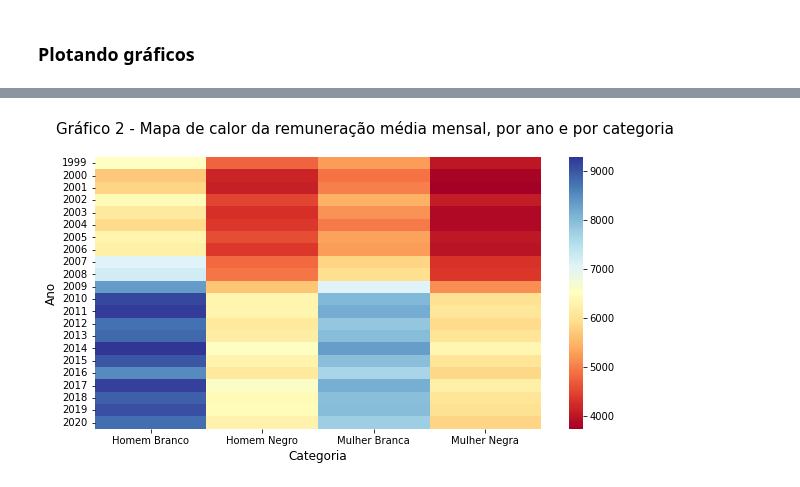
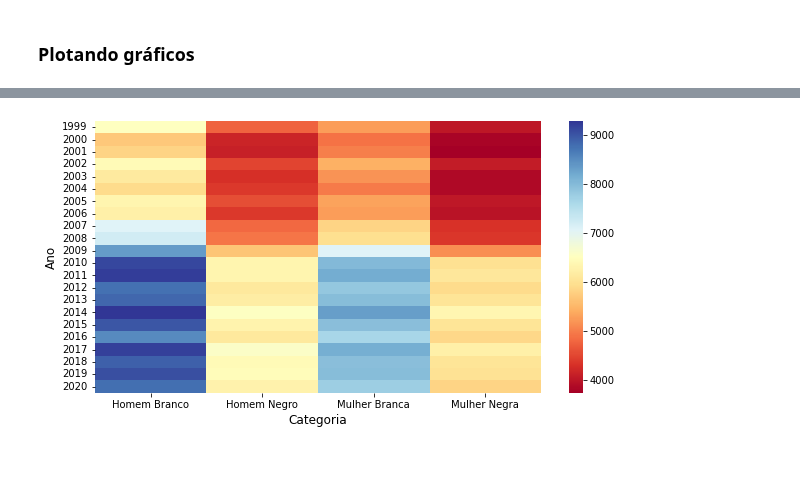
Before and after one commit to deborabastos/hacker_fiscalizacao, a Jupyter notebook: serviores.ipynb, the cells around one changed output, grey strips where cells are left out. Saved outputs shown, nothing was run; the diff lists cells and outputs as text; code cells hidden in the pictures.

```diff
--- a/serviores.ipynb
+++ b/serviores.ipynb
@@ -354,14 +372,14 @@ Text(0.5, 1.0, 'Compara HB do ano')
 # %%
 # Mapa de calor mostra visualmente as diferenças nos valores salariais por categoria
 # Azul representa valores maior, amarelo, valores médios e vermelho, valores baixos.
 plt.figure(figsize=(10,5))
-plt.suptitle('Gráfico 2 - Mapa de calor da remuneração média mensal, por ano e por categoria', size=15)
+# plt.suptitle('Gráfico 2 - Mapa de calor da remuneração média mensal, por ano e por categoria', size=15)
 sns.heatmap(data=df_pivot[['Homem Branco', 'Homem Negro', 'Mulher Branca', 'Mulher Negra']],
             cmap = "RdYlBu")
 plt.ylabel('Ano', fontsize=12)
 plt.xlabel('Categoria', fontsize=12)
 
 # Gráfico será usada no relatório
-plt.savefig('./output/grafico2.png')
+plt.savefig('./output/grafico3.png')
 # %% [output]
-[figure, old version]
+[figure, new version]
```
Also changed, not shown: parts of 6 cells of this notebook, 3 other files.
